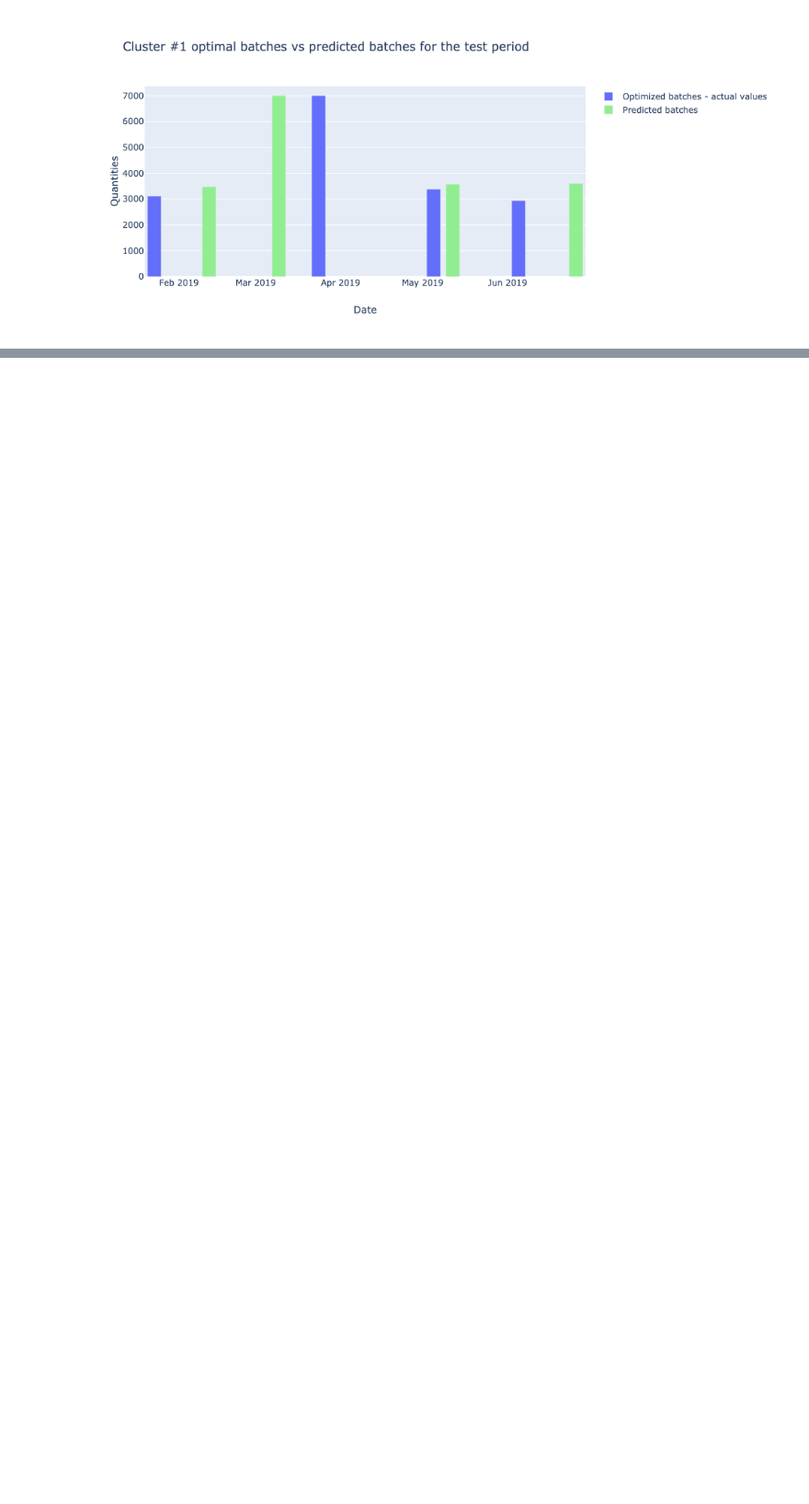
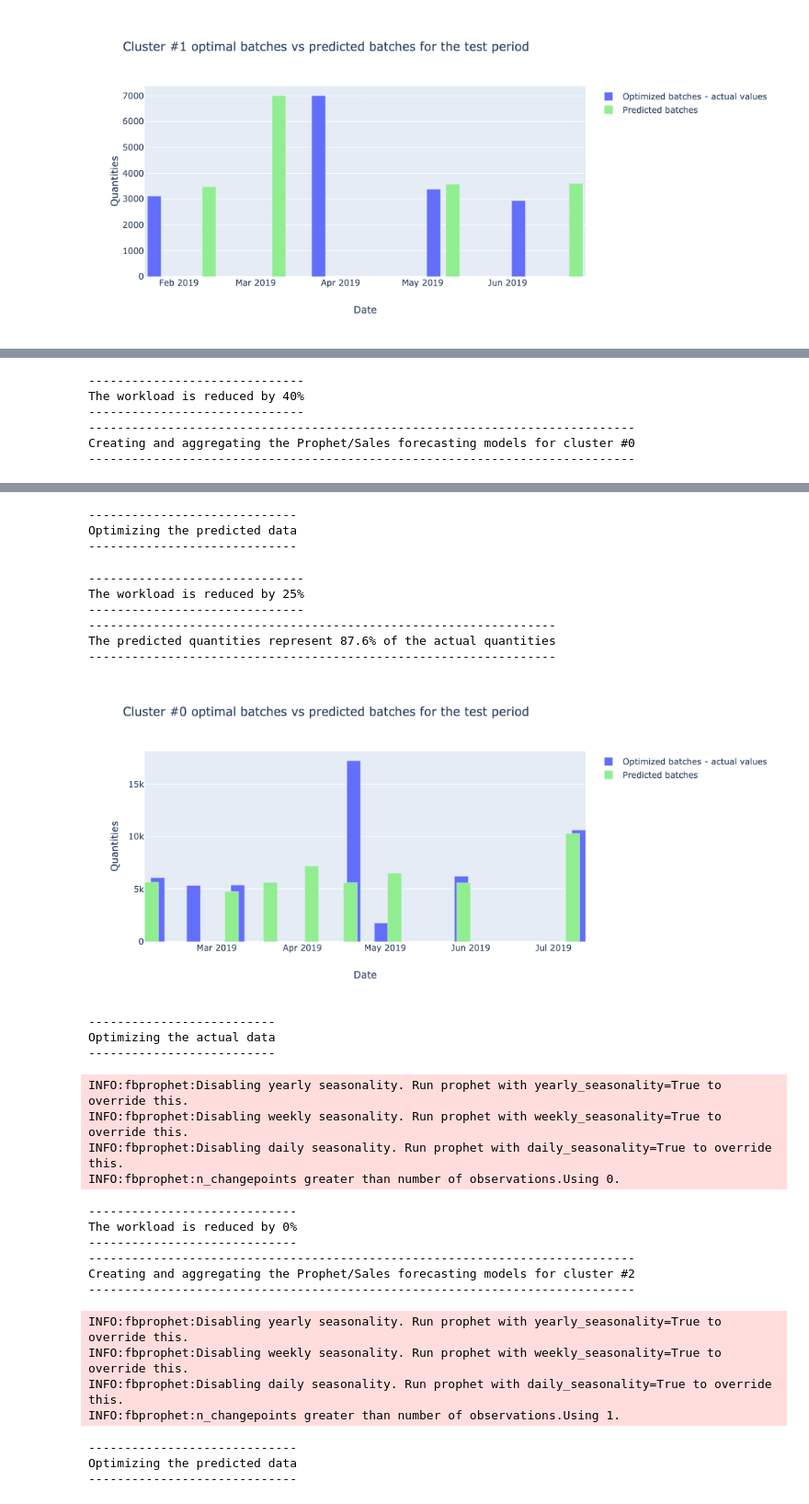
Before and after one commit to raphaelribard/Sales_forecasting, a Jupyter notebook: notebooks/5.0-rr-Considering-All-Clusters-Predicted-Batches-vs-Optimal-Batches.ipynb, the cells around one changed output, grey strips where cells are left out. Shown at 92% size. Drawn from its saved outputs; the diff is of its cells as text; code cells hidden in the pictures; blank space fills up the shorter version.

```diff
--- a/notebooks/5.0-rr-Considering-All-Clusters-Predicted-Batches-vs-Optimal-Batches.ipynb
+++ b/notebooks/5.0-rr-Considering-All-Clusters-Predicted-Batches-vs-Optimal-Batches.ipynb
@@ -62,0 +65,2 @@ The predicted quantities represent 90.2% of the actual quantities
+# %%
+clusters_list=sales_clusters_df['Cluster'].unique()
@@ -62,0 +71,11 @@ The predicted quantities represent 90.2% of the actual quantities
+# %%
+optimal_batches=[]
+predicted_batches=[]
+for cluster in clusters_list:
+    local_optimal_batches,local_predicted_batches=FaaS.get_cluster_level_predicted_batches(sales_clusters_df,
+                                                                                          cluster)
+    local_optimal_batches['Cluster']=cluster
+    local_predicted_batches['Cluster']=cluster
+    optimal_batches.append(local_optimal_batches)
+    predicted_batches.append(local_predicted_batches)
+# %% [output]
@@ -62,0 +89,6 @@ The predicted quantities represent 90.2% of the actual quantities
+------------------------------
+The workload is reduced by 40%
+------------------------------
+----------------------------------------------------------------------------
+Creating and aggregating the Prophet/Sales forecasting models for cluster #0
+----------------------------------------------------------------------------
@@ -62,0 +112,30 @@ The predicted quantities represent 90.2% of the actual quantities
+-----------------------------
+Optimizing the predicted data
+-----------------------------
+------------------------------
+The workload is reduced by 25%
+------------------------------
+-----------------------------------------------------------------
+The predicted quantities represent 87.6% of the actual quantities
+-----------------------------------------------------------------
+[figure, added]
+--------------------------
+Optimizing the actual data
+--------------------------
+INFO:fbprophet:Disabling yearly seasonality. Run prophet with yearly_seasonality=True to override this.
+INFO:fbprophet:Disabling weekly seasonality. Run prophet with weekly_seasonality=True to override this.
+INFO:fbprophet:Disabling daily seasonality. Run prophet with daily_seasonality=True to override this.
+INFO:fbprophet:n_changepoints greater than number of observations.Using 0.
+-----------------------------
+The workload is reduced by 0%
+-----------------------------
+----------------------------------------------------------------------------
+Creating and aggregating the Prophet/Sales forecasting models for cluster #2
+----------------------------------------------------------------------------
+INFO:fbprophet:Disabling yearly seasonality. Run prophet with yearly_seasonality=True to override this.
+INFO:fbprophet:Disabling weekly seasonality. Run prophet with weekly_seasonality=True to override this.
+INFO:fbprophet:Disabling daily seasonality. Run prophet with daily_seasonality=True to override this.
+INFO:fbprophet:n_changepoints greater than number of observations.Using 1.
+-----------------------------
+Optimizing the predicted data
+-----------------------------
```
Also changed, not shown: parts of 14 cells of this notebook.
